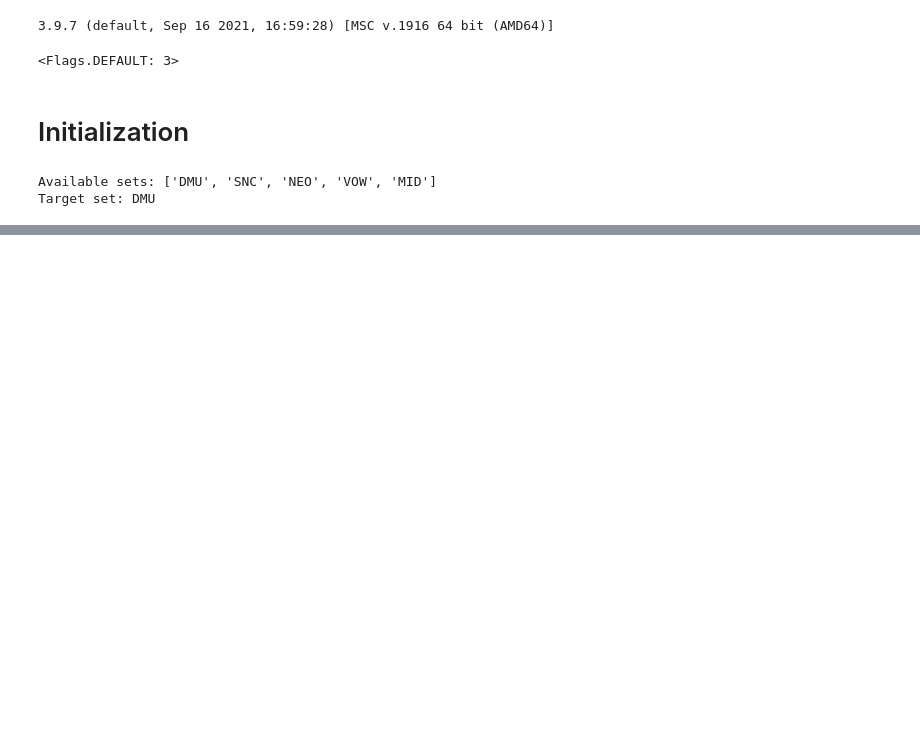
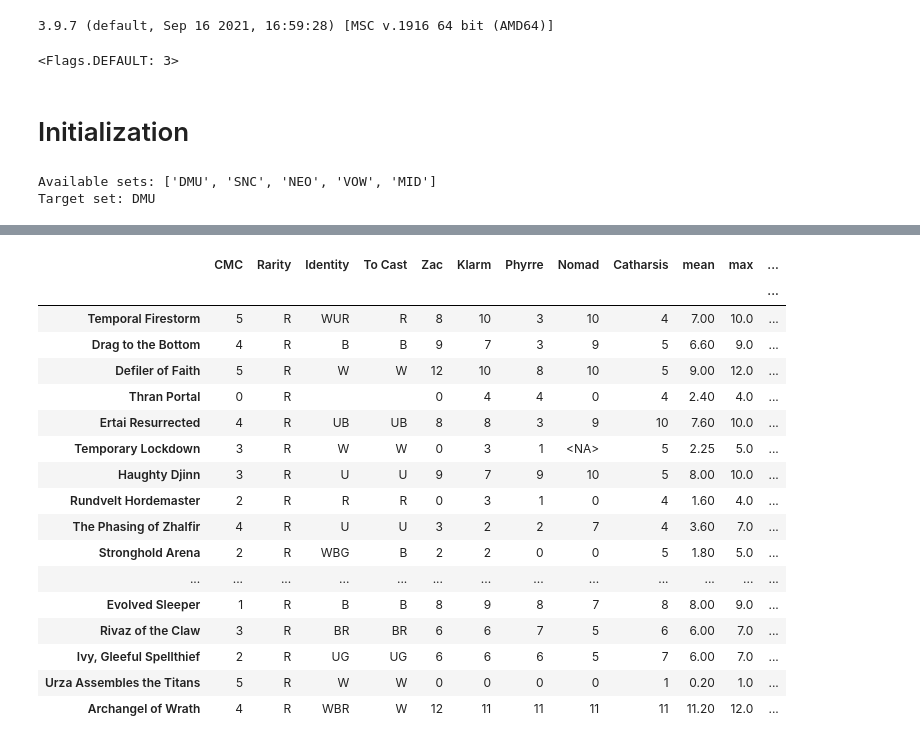
Before and after one commit to ZacharyMN709/DraftMetaReporter, a Jupyter notebook: TierList Aggregator.ipynb, the cells around one changed output, grey strips where cells are left out. Drawn from its saved outputs; the diff is of its cells as text; code cells hidden in the pictures; blank space fills up the shorter version.

```diff
--- a/TierList Aggregator.ipynb
+++ b/TierList Aggregator.ipynb
@@ -462,0 +412,21 @@ frame.sort_values('dist', ascending=False)
+# %%
+display_frame(frame, order='dist', filters=[rarity_filter('R')])
+# %% [output]
+|  | CMC | Rarity | Identity | To Cast | Zac | Klarm | Phyrre | Nomad | Catharsis | mean | max | ... |
+|  |  |  |  |  |  |  |  |  |  |  |  | ... |
+| Temporal Firestorm | 5 | R | WUR | R | 8 | 10 | 3 | 10 | 4 | 7.00 | 10.0 | ... |
+| Drag to the Bottom | 4 | R | B | B | 9 | 7 | 3 | 9 | 5 | 6.60 | 9.0 | ... |
+| Defiler of Faith | 5 | R | W | W | 12 | 10 | 8 | 10 | 5 | 9.00 | 12.0 | ... |
+| Thran Portal | 0 | R |  |  | 0 | 4 | 4 | 0 | 4 | 2.40 | 4.0 | ... |
+| Ertai Resurrected | 4 | R | UB | UB | 8 | 8 | 3 | 9 | 10 | 7.60 | 10.0 | ... |
+| Temporary Lockdown | 3 | R | W | W | 0 | 3 | 1 | <NA> | 5 | 2.25 | 5.0 | ... |
+| Haughty Djinn | 3 | R | U | U | 9 | 7 | 9 | 10 | 5 | 8.00 | 10.0 | ... |
+| Rundvelt Hordemaster | 2 | R | R | R | 0 | 3 | 1 | 0 | 4 | 1.60 | 4.0 | ... |
+| The Phasing of Zhalfir | 4 | R | U | U | 3 | 2 | 2 | 7 | 4 | 3.60 | 7.0 | ... |
+| Stronghold Arena | 2 | R | WBG | B | 2 | 2 | 0 | 0 | 5 | 1.80 | 5.0 | ... |
+| ... | ... | ... | ... | ... | ... | ... | ... | ... | ... | ... | ... | ... |
+| Evolved Sleeper | 1 | R | B | B | 8 | 9 | 8 | 7 | 8 | 8.00 | 9.0 | ... |
+| Rivaz of the Claw | 3 | R | BR | BR | 6 | 6 | 7 | 5 | 6 | 6.00 | 7.0 | ... |
+| Ivy, Gleeful Spellthief | 2 | R | UG | UG | 6 | 6 | 6 | 5 | 7 | 6.00 | 7.0 | ... |
+| Urza Assembles the Titans | 5 | R | W | W | 0 | 0 | 0 | 0 | 1 | 0.20 | 1.0 | ... |
+| Archangel of Wrath | 4 | R | WBR | W | 12 | 11 | 11 | 11 | 11 | 11.20 | 12.0 | ... |
```
Also changed, not shown: parts of 24 cells of this notebook, 2 other files.
